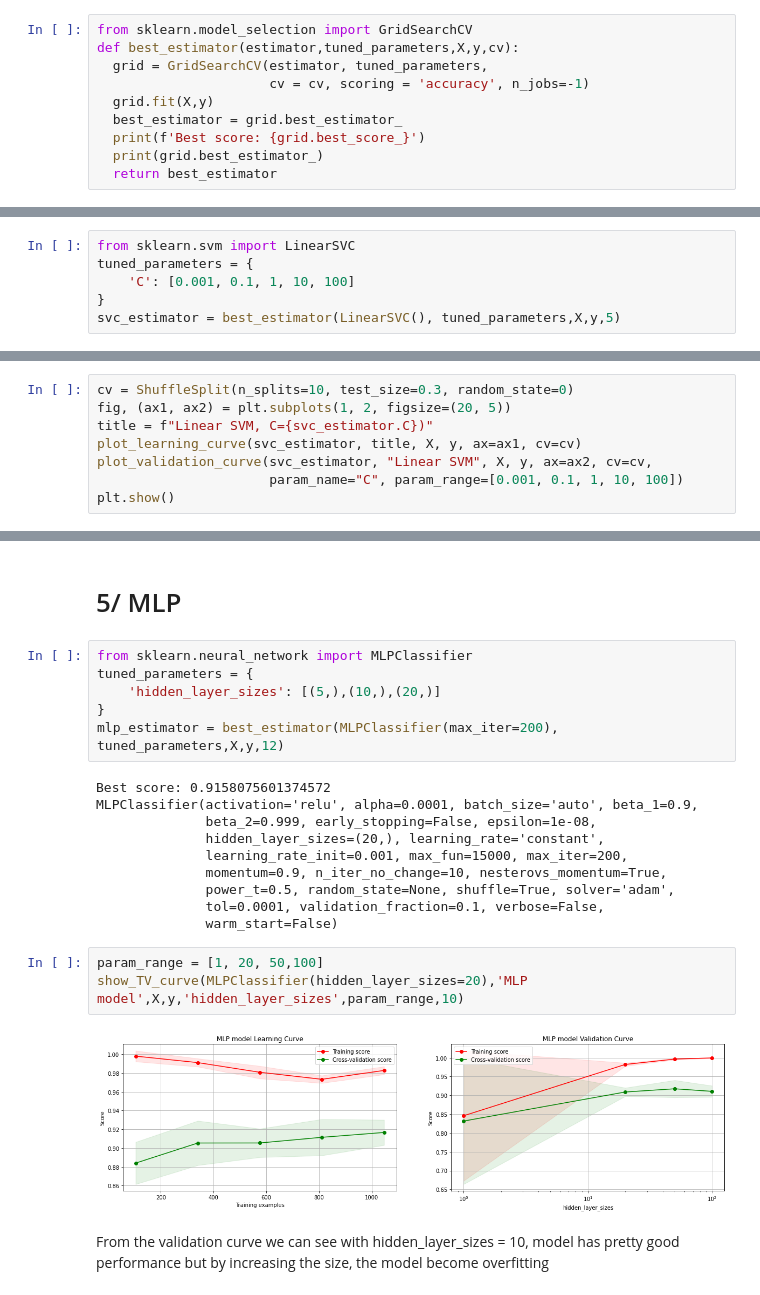
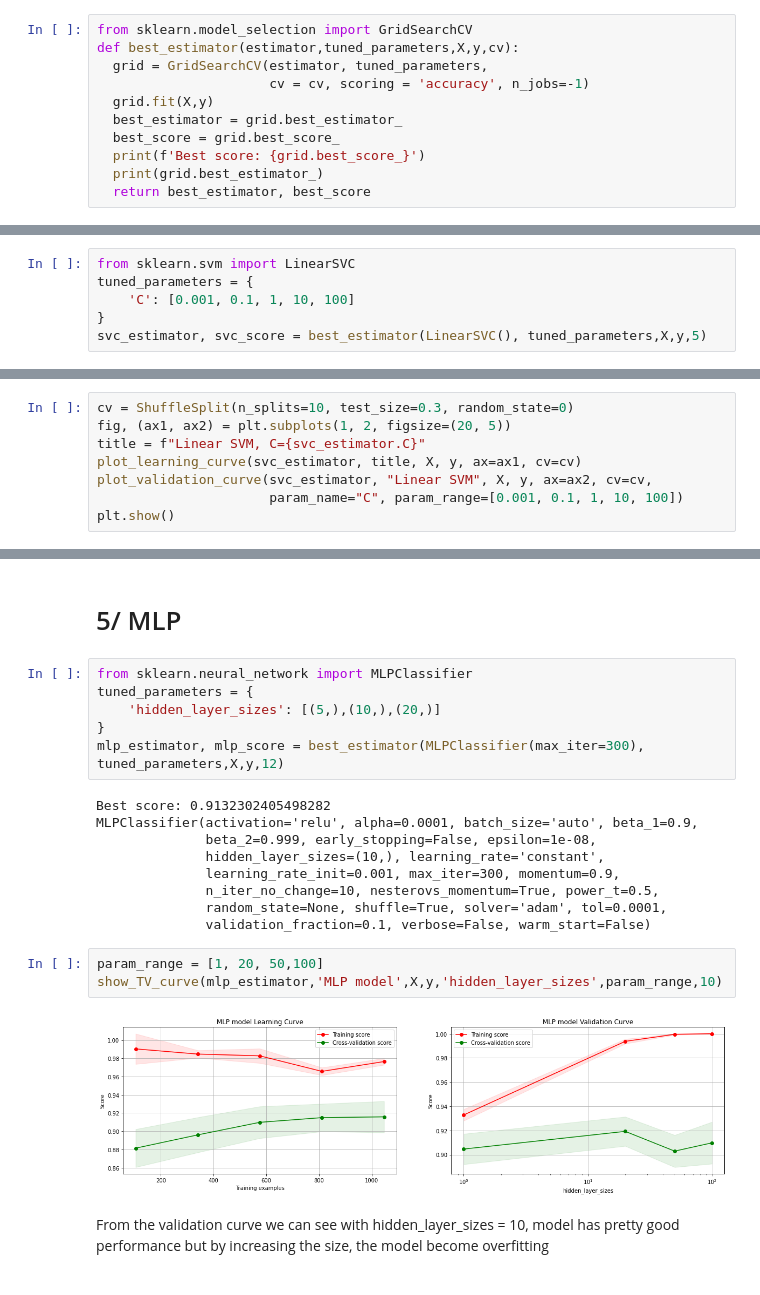
Before and after one commit to votamvan/cs582, a Jupyter notebook: ML_Project1_final.ipynb, the cells around one changed output, grey strips where cells are left out. Drawn from its saved outputs; the diff is of its cells as text.

```diff
--- a/ML_Project1_final.ipynb
+++ b/ML_Project1_final.ipynb
@@ -266,9 +292,10 @@ def best_estimator(estimator,tuned_parameters,X,y,cv):
                       cv = cv, scoring = 'accuracy', n_jobs=-1)
   grid.fit(X,y)
   best_estimator = grid.best_estimator_
+  best_score = grid.best_score_
   print(f'Best score: {grid.best_score_}')
   print(grid.best_estimator_)
-  return best_estimator
+  return best_estimator, best_score
 # %%
 #show complexity curve (validation curve) and learning curve
 import matplotlib.pyplot as plt
@@ -356,5 +386,5 @@ from sklearn.svm import LinearSVC
 tuned_parameters = {
     'C': [0.001, 0.1, 1, 10, 100]
 }
-svc_estimator = best_estimator(LinearSVC(), tuned_parameters,X,y,5)
+svc_estimator, svc_score = best_estimator(LinearSVC(), tuned_parameters,X,y,5)
 # %% [output]
@@ -366,7 +396,7 @@ LinearSVC(C=0.001, class_weight=None, dual=True, fit_intercept=True,
 # %%
 cv = ShuffleSplit(n_splits=10, test_size=0.3, random_state=0)
 fig, (ax1, ax2) = plt.subplots(1, 2, figsize=(20, 5))
-title = f"Linear SVM, C={svc_estimator.C})"
+title = f"Linear SVM, C={svc_estimator.C}"
 plot_learning_curve(svc_estimator, title, X, y, ax=ax1, cv=cv)
 plot_validation_curve(svc_estimator, "Linear SVM", X, y, ax=ax2, cv=cv,
                       param_name="C", param_range=[0.001, 0.1, 1, 10, 100])
@@ -424,22 +464,21 @@ from sklearn.neural_network import MLPClassifier
 tuned_parameters = {
     'hidden_layer_sizes': [(5,),(10,),(20,)]
 }
-mlp_estimator = best_estimator(MLPClassifier(max_iter=200), tuned_parameters,X,y,12)
+mlp_estimator, mlp_score = best_estimator(MLPClassifier(max_iter=300), tuned_parameters,X,y,12)
 # %% [output]
-Best score: 0.9158075601374572
+Best score: 0.9132302405498282
 MLPClassifier(activation='relu', alpha=0.0001, batch_size='auto', beta_1=0.9,
               beta_2=0.999, early_stopping=False, epsilon=1e-08,
-              hidden_layer_sizes=(20,), learning_rate='constant',
-              learning_rate_init=0.001, max_fun=15000, max_iter=200,
-              momentum=0.9, n_iter_no_change=10, nesterovs_momentum=True,
-              power_t=0.5, random_state=None, shuffle=True, solver='adam',
-              tol=0.0001, validation_fraction=0.1, verbose=False,
-              warm_start=False)
+              hidden_layer_sizes=(10,), learning_rate='constant',
+              learning_rate_init=0.001, max_iter=300, momentum=0.9,
+              n_iter_no_change=10, nesterovs_momentum=True, power_t=0.5,
+              random_state=None, shuffle=True, solver='adam', tol=0.0001,
+              validation_fraction=0.1, verbose=False, warm_start=False)
 # %%
 param_range = [1, 20, 50,100]
-show_TV_curve(MLPClassifier(hidden_layer_sizes=20),'MLP model',X,y,'hidden_layer_sizes',param_range,10)
+show_TV_curve(mlp_estimator,'MLP model',X,y,'hidden_layer_sizes',param_range,10)
 # %% [output]
-[figure, old version]
+[figure, new version]
 # %% [markdown]
 From the validation curve we can see with hidden_layer_sizes = 10, model has pretty good performance but by increasing the size, the model become overfitting
 # %% [markdown]
```
Also changed, not shown: parts of 30 cells of this notebook.
